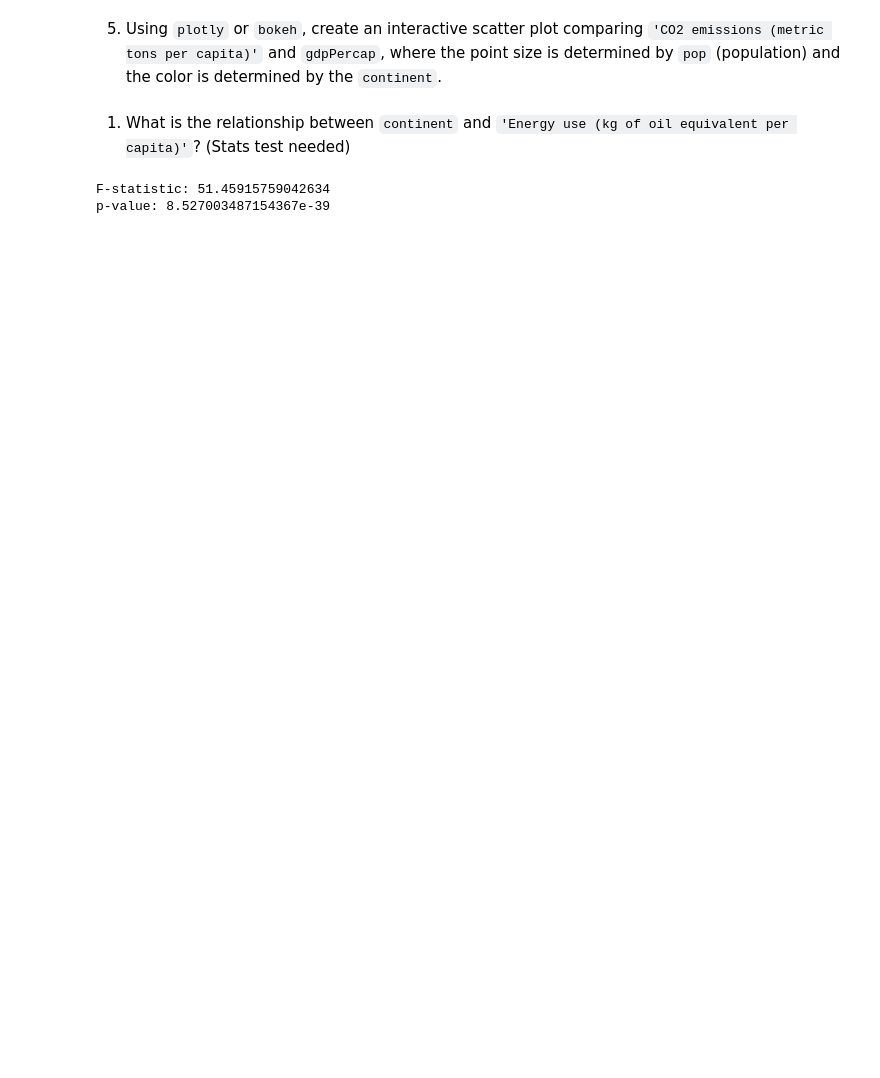
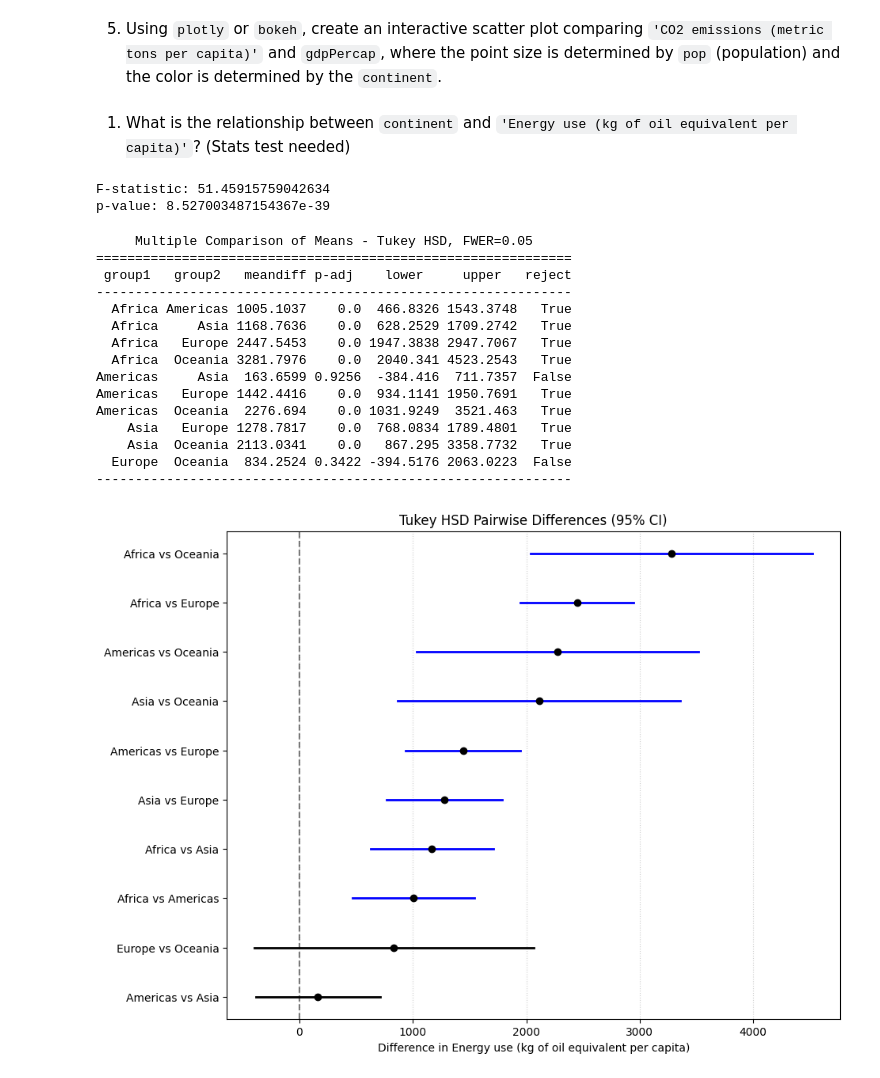
Before and after one commit to lmVl12/skill-assessments, a Jupyter notebook: Python for Data Science/gapminder_analysis.ipynb, the cells around one changed output. Saved outputs shown, nothing was run; the diff lists cells and outputs as text; code cells hidden in the pictures; blank space fills up the shorter version.

Commit message:
feat(py4ds): add Tukey stats and plot

```diff
--- a/Python for Data Science/gapminder_analysis.ipynb
+++ b/Python for Data Science/gapminder_analysis.ipynb
@@ -92,3 +92,41 @@ print(f"p-value: {p_value_anova}")
 # %% [output]
 F-statistic: 51.45915759042634
 p-value: 8.527003487154367e-39
+# %%
+df_clean = df.dropna(subset=['Energy use (kg of oil equivalent per capita)', 'continent'])
+tukey = pairwise_tukeyhsd(endog=df_clean['Energy use (kg of oil equivalent per capita)'],
+                          groups=df_clean['continent'],
+                          alpha=0.05)
+print(tukey)
+tukey_df = pd.DataFrame(tukey.summary().data[1:], columns=tukey.summary().data[0]) \
+             .sort_values(by='meandiff').reset_index(drop=True)
+plt.figure(figsize=(10, 8))
+
+for i, row in tukey_df.iterrows():
+    color = 'blue' if row['reject'] else 'black'
+    plt.plot([row['lower'], row['upper']], [i, i], color=color, linewidth=2)
+    plt.plot(row['meandiff'], i, 'ko')
+plt.axvline(x=0, color='black', linestyle='--', alpha=0.5)
+pairs = tukey_df['group1'] + ' vs ' + tukey_df['group2']
+plt.yticks(range(len(tukey_df)), pairs)
+plt.xlabel('Difference in Energy use (kg of oil equivalent per capita)')
+plt.title('Tukey HSD Pairwise Differences (95% CI)')
+plt.grid(axis='x', linestyle=':', alpha=0.6)
+plt.show()
+# %% [output]
+     Multiple Comparison of Means - Tukey HSD, FWER=0.05
+=============================================================
+ group1   group2   meandiff p-adj    lower     upper   reject
+-------------------------------------------------------------
+  Africa Americas 1005.1037    0.0  466.8326 1543.3748   True
+  Africa     Asia 1168.7636    0.0  628.2529 1709.2742   True
+  Africa   Europe 2447.5453    0.0 1947.3838 2947.7067   True
+  Africa  Oceania 3281.7976    0.0  2040.341 4523.2543   True
+Americas     Asia  163.6599 0.9256  -384.416  711.7357  False
+Americas   Europe 1442.4416    0.0  934.1141 1950.7691   True
+Americas  Oceania  2276.694    0.0 1031.9249  3521.463   True
+    Asia   Europe 1278.7817    0.0  768.0834 1789.4801   True
+    Asia  Oceania 2113.0341    0.0   867.295 3358.7732   True
+  Europe  Oceania  834.2524 0.3422 -394.5176 2063.0223  False
+-------------------------------------------------------------
+[figure, added]
```
